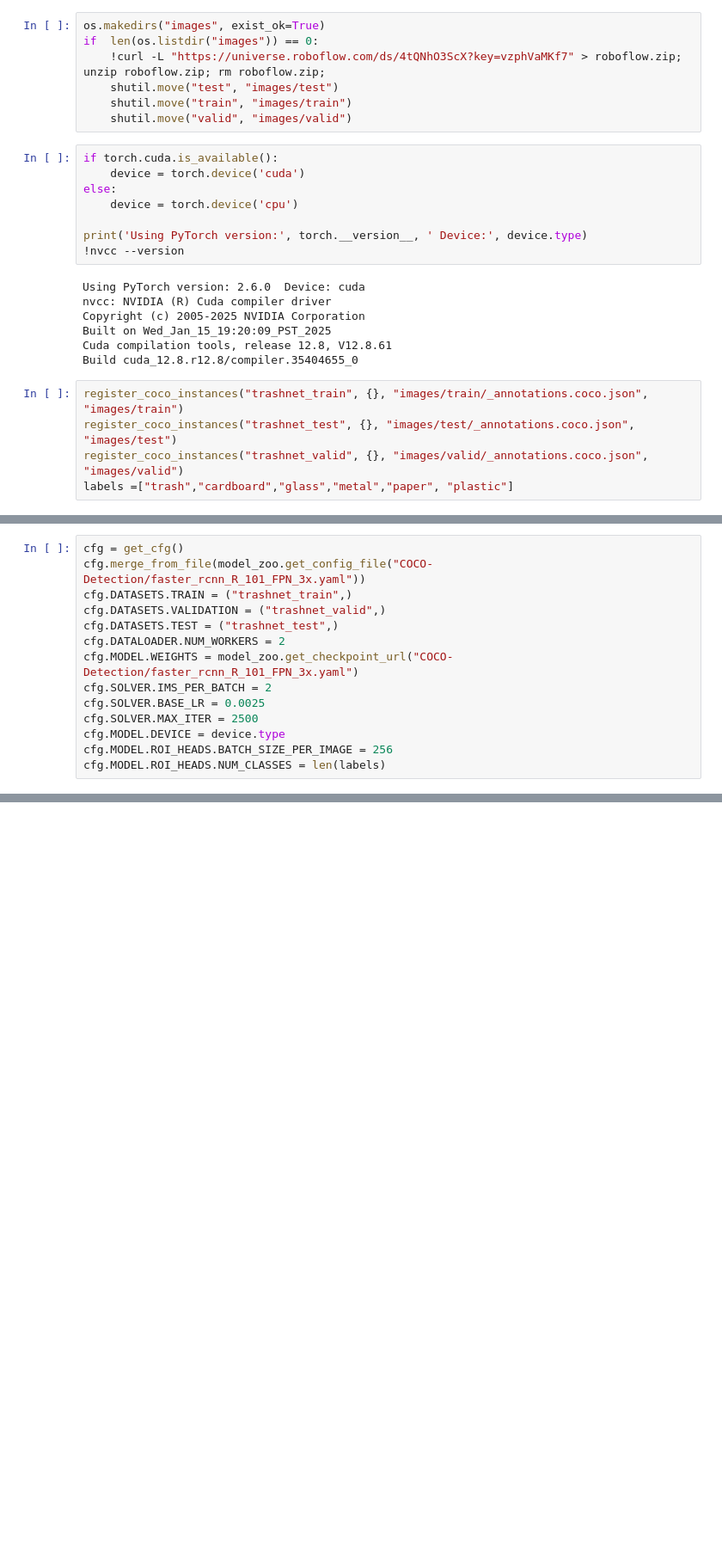
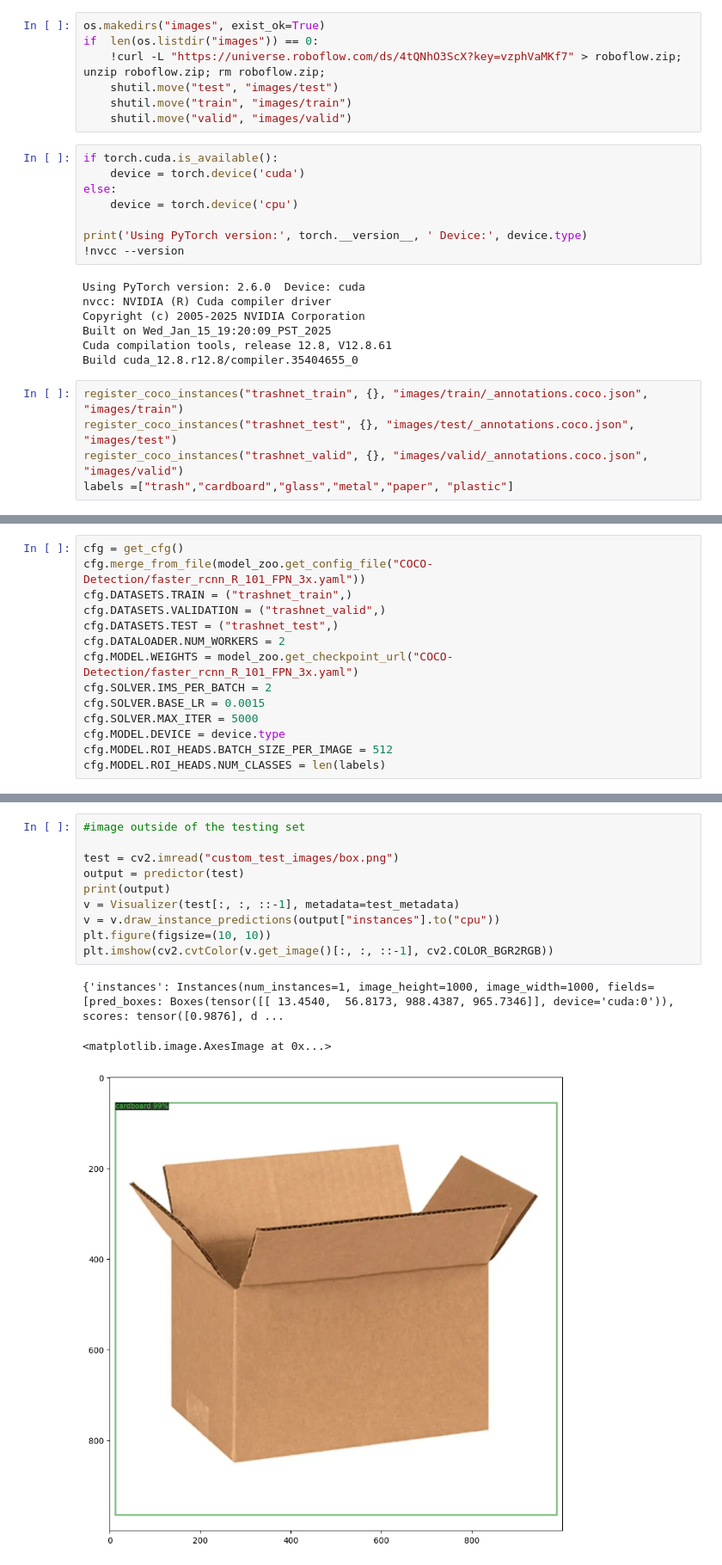
Before and after one commit to bogdanmb04/smart-rwaste-sorter, a Jupyter notebook: detectron.ipynb, the cells around one changed output, grey strips where cells are left out. Shown at 86% size. Drawn from its saved outputs; the diff is of its cells as text; blank space fills up the shorter version.

```diff
--- a/detectron.ipynb
+++ b/detectron.ipynb
@@ -101,10 +123,10 @@ cfg.DATASETS.TEST = ("trashnet_test",)
 cfg.DATALOADER.NUM_WORKERS = 2
 cfg.MODEL.WEIGHTS = model_zoo.get_checkpoint_url("COCO-Detection/faster_rcnn_R_101_FPN_3x.yaml")
 cfg.SOLVER.IMS_PER_BATCH = 2
-cfg.SOLVER.BASE_LR = 0.0025
-cfg.SOLVER.MAX_ITER = 2500
+cfg.SOLVER.BASE_LR = 0.0015
+cfg.SOLVER.MAX_ITER = 5000
 cfg.MODEL.DEVICE = device.type
-cfg.MODEL.ROI_HEADS.BATCH_SIZE_PER_IMAGE = 256
+cfg.MODEL.ROI_HEADS.BATCH_SIZE_PER_IMAGE = 512
 cfg.MODEL.ROI_HEADS.NUM_CLASSES = len(labels)
 # %%
 #ONLY if you want training!
@@ -154 +221,15 @@ Category ids in annotations are not in [1, #categories]! We'll apply a mapping f
 [interactive output not drawn]
+# %%
+#image outside of the testing set
+
+test = cv2.imread("custom_test_images/box.png")
+output = predictor(test)
+print(output)
+v = Visualizer(test[:, :, ::-1], metadata=test_metadata)
+v = v.draw_instance_predictions(output["instances"].to("cpu"))
+plt.figure(figsize=(10, 10))
+plt.imshow(cv2.cvtColor(v.get_image()[:, :, ::-1], cv2.COLOR_BGR2RGB))
+# %% [output]
+{'instances': Instances(num_instances=1, image_height=1000, image_width=1000, fields=[pred_boxes: Boxes(tensor([[ 13.4540,  56.8173, 988.4387, 965.7346]], device='cuda:0')), scores: tensor([0.9876], d ...
+<matplotlib.image.AxesImage at 0x...>
+[figure, added]
```
Also changed, not shown: parts of 10 cells of this notebook, 1 other file.
